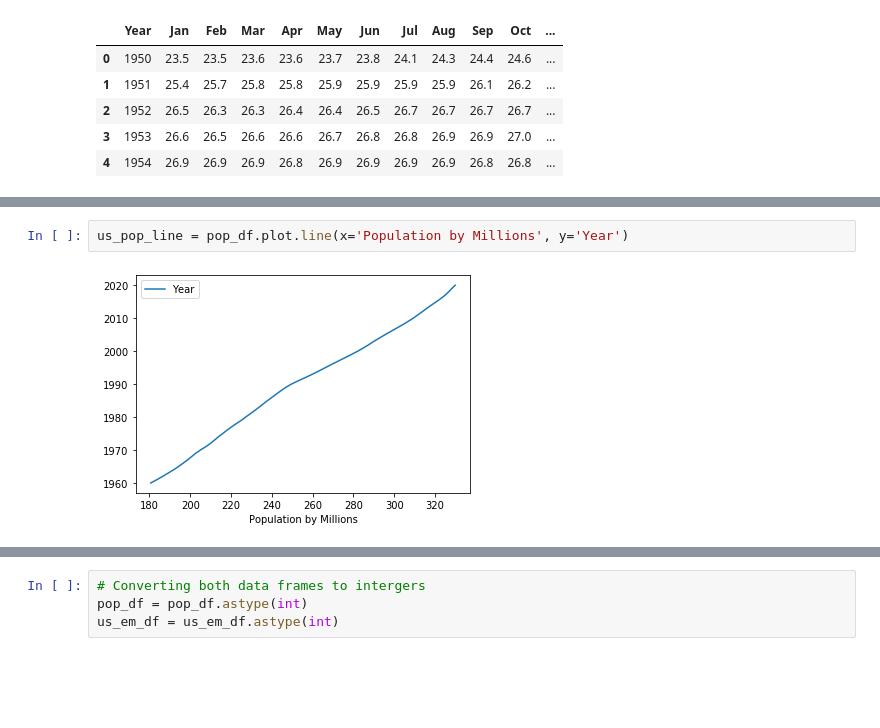
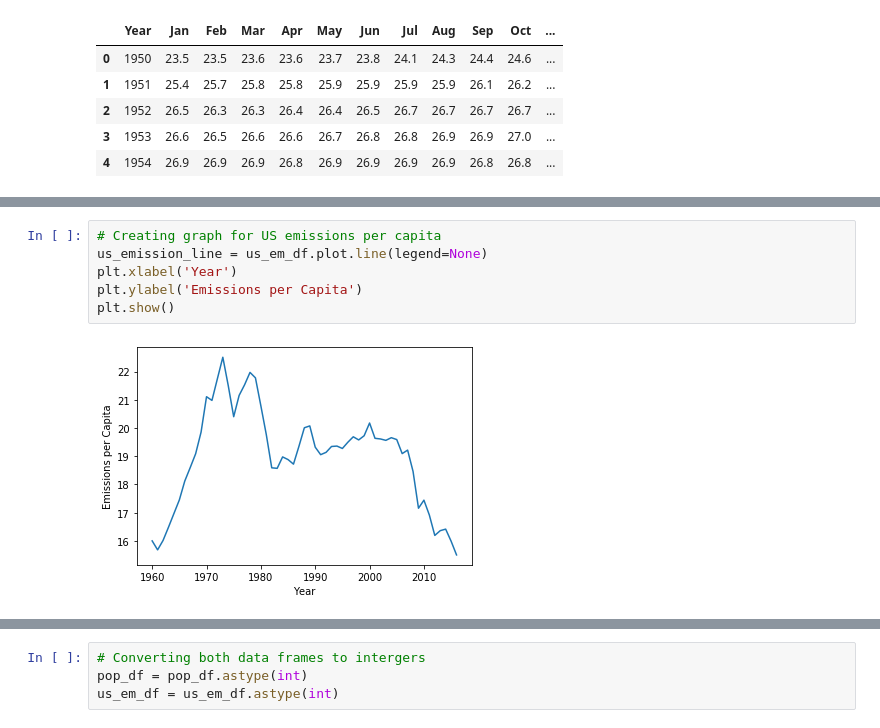
Before and after one commit to RedRubiksCube/project1, a Jupyter notebook: Data_Cleaning/Project1Final.ipynb, the cells around one changed output, grey strips where cells are left out. Drawn from its saved outputs; the diff is of its cells as text; blank space fills up the shorter version.

```diff
--- a/Data_Cleaning/Project1Final.ipynb
+++ b/Data_Cleaning/Project1Final.ipynb
@@ -261,4 +260,8 @@ us_emission_line = us_em_df.plot.line(legend=None)
-# %%
-us_pop_line = pop_df.plot.line(x='Population by Millions', y='Year')
-# %% [output]
-[figure, removed]
+# %%
+# Creating graph for US emissions per capita
+us_emission_line = us_em_df.plot.line(legend=None)
+plt.xlabel('Year')
+plt.ylabel('Emissions per Capita')
+plt.show()
+# %% [output]
+[figure, added]
```
Also changed, not shown: parts of 20 cells of this notebook.
